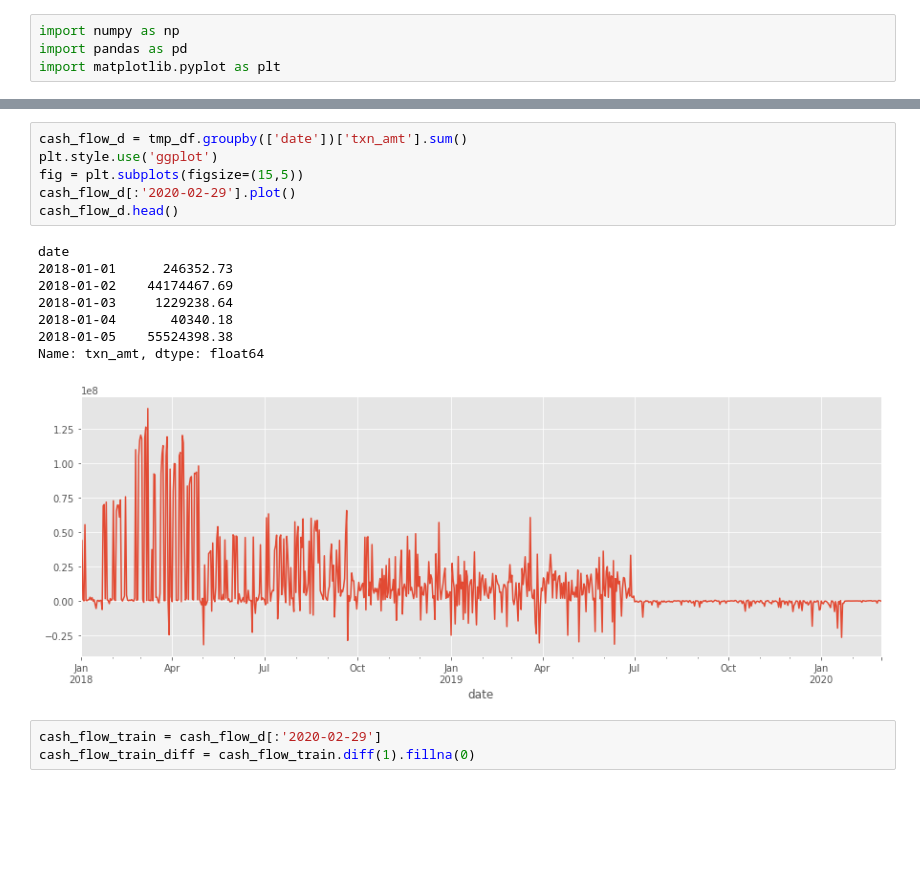
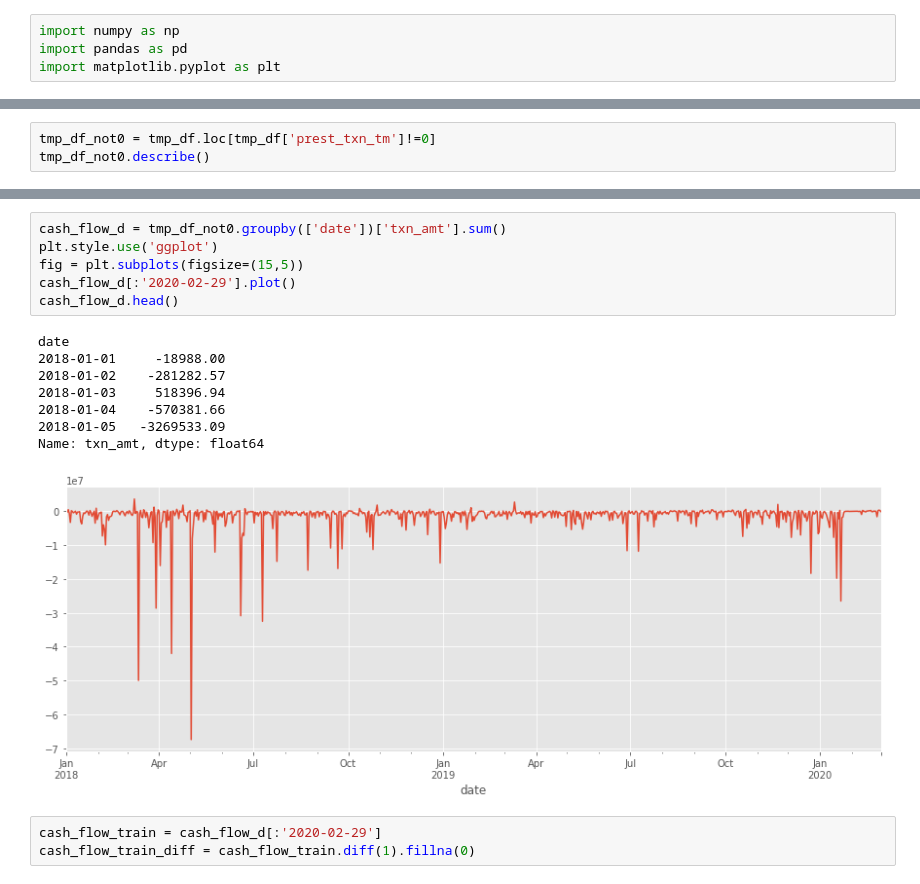
Before and after one commit to TerryCh1995/personal_case_study, a Jupyter notebook: baseline.ipynb, the cells around one changed output, grey strips where cells are left out. Saved outputs shown, nothing was run; the diff lists cells and outputs as text; blank space fills up the shorter version.

```diff
--- a/baseline.ipynb
+++ b/baseline.ipynb
@@ -21,3 +22,6 @@ dtype: int64
 | 2019-07-13 | 20190713 | 11170684 | -54670.0 |
 | 2019-07-13 | 20190713 | 13415506 | -56220.0 |
 | 2019-07-13 | 20190713 | 11202778 | 50.0 |
+# %%
+tmp_df_not0 = tmp_df.loc[tmp_df['prest_txn_tm']!=0]
+tmp_df_not0.describe()
@@ -24,18 +51,18 @@ dtype: int64
 # %%
-cash_flow_d = tmp_df.groupby(['date'])['txn_amt'].sum()
+cash_flow_d = tmp_df_not0.groupby(['date'])['txn_amt'].sum()
 plt.style.use('ggplot')
 fig = plt.subplots(figsize=(15,5))
 cash_flow_d[:'2020-02-29'].plot()
 cash_flow_d.head()
 # %% [output]
 date
-2018-01-01      246352.73
-2018-01-02    44174467.69
-2018-01-03     1229238.64
-2018-01-04       40340.18
-2018-01-05    55524398.38
+2018-01-01     -18988.00
+2018-01-02    -281282.57
+2018-01-03     518396.94
+2018-01-04    -570381.66
+2018-01-05   -3269533.09
 Name: txn_amt, dtype: float64
-[figure, old version]
+[figure, new version]
 # %%
 cash_flow_train = cash_flow_d[:'2020-02-29']
 cash_flow_train_diff = cash_flow_train.diff(1).fillna(0)
```
Also changed, not shown: parts of 4 cells of this notebook.
